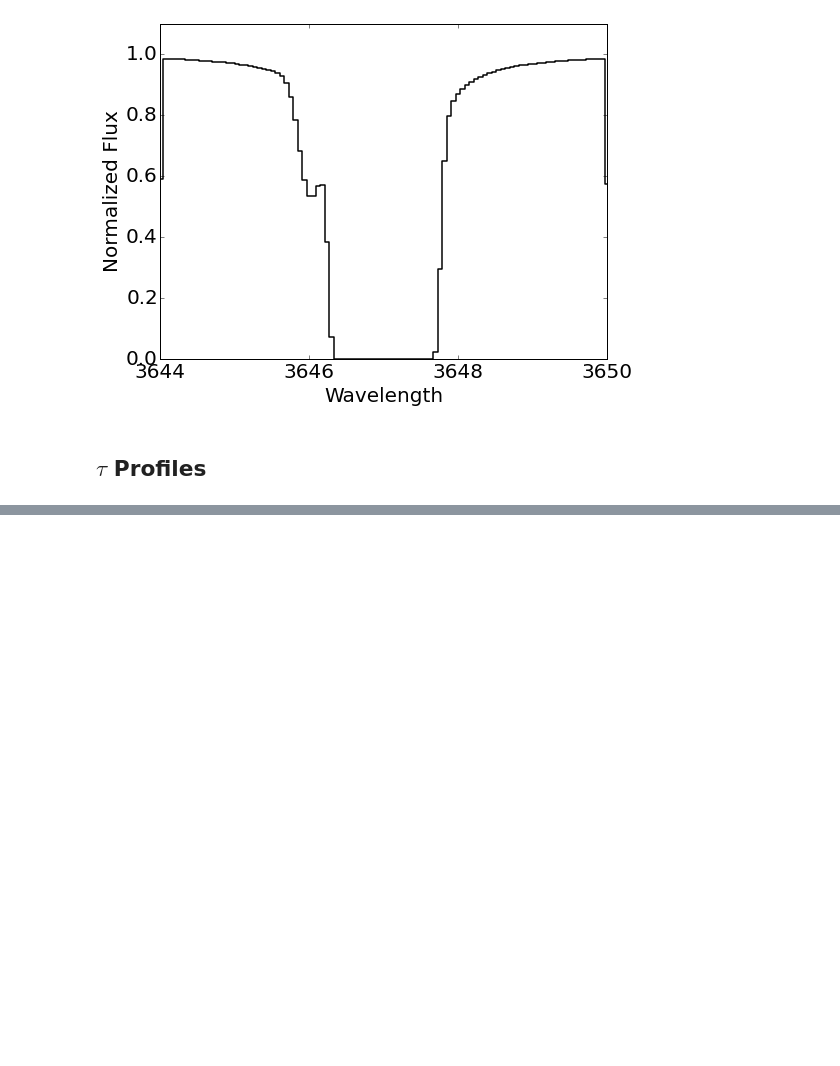
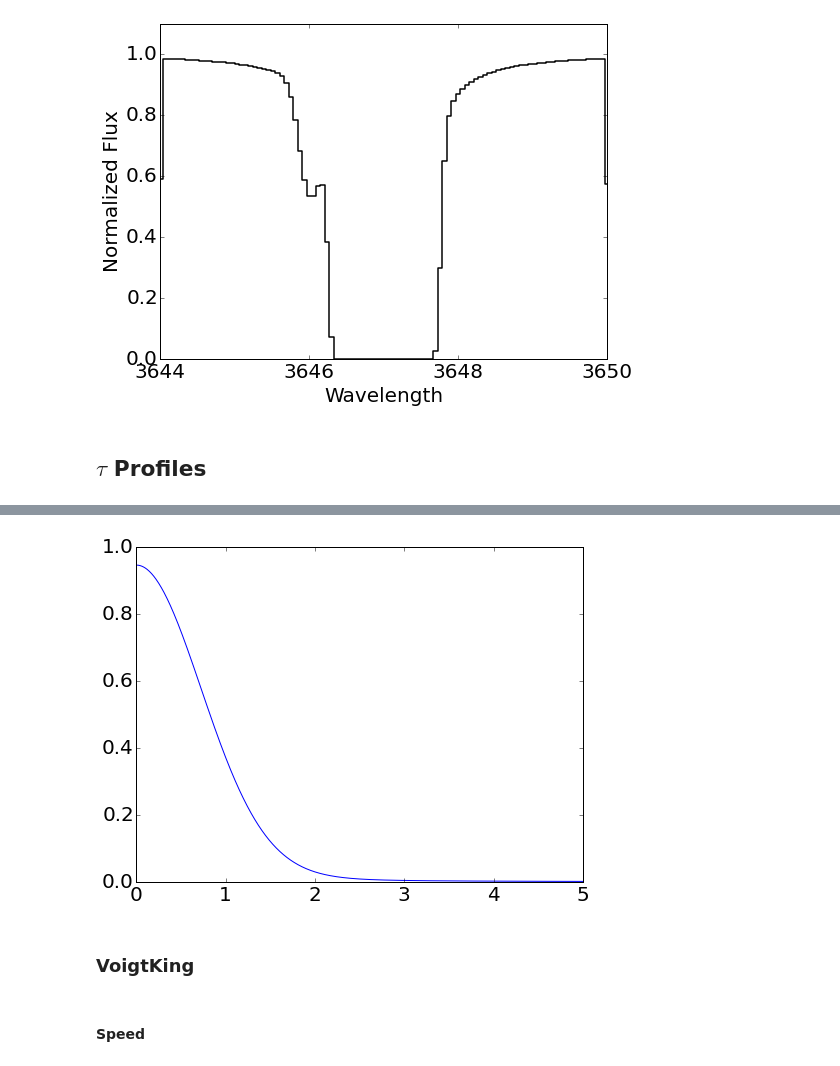
Before and after one commit to linetools/linetools, a Jupyter notebook: docs/examples/Voigt_examples.ipynb, the cells around one changed output, grey strips where cells are left out. Saved outputs shown, nothing was run; the diff lists cells and outputs as text; code cells hidden in the pictures; blank space fills up the shorter version.

```diff
--- a/docs/examples/Voigt_examples.ipynb
+++ b/docs/examples/Voigt_examples.ipynb
@@ -108,0 +159,23 @@ xdb.xplot(tau)
+# %%
+def voigt_slow(a, u):
+    """ Calculate the voigt function to very high accuracy.
+    Uses numerical integration, so is slow.  Answer is correct to 20
+    significant figures.
+    Note this needs `mpmath` or `sympy` to be installed.
+    """
+    try:
+        import mpmath as mp
+    except ImportError:
+        from sympy import mpmath as mp
+    with mp.workdps(20):
+        z = mp.mpc(u, a)
+        result = mp.exp(-z*z) * mp.erfc(-1j*z)
+
+    return result.real
+# %%
+a = 0.05
+alluvoigt = np.linspace(0.,5.,1000)
+true_voigt05 = []
+%timeit -r 10 for uvoigt in alluvoigt: true_voigt05.append(voigt_slow(a,uvoigt))
+# Just take first 1000
+true_voigt05 = np.array(true_voigt05[0:1000])
@@ -108,0 +184,12 @@ xdb.xplot(tau)
+# %%
+# Plot
+plt.clf()
+plt.plot(alluvoigt, true_voigt05, '-')
+plt.show()
+plt.close()
+# %% [output]
+[figure, added]
+# %% [markdown]
+### VoigtKing
+# %% [markdown]
+#### Speed
```
Also changed, not shown: parts of 25 cells of this notebook.
